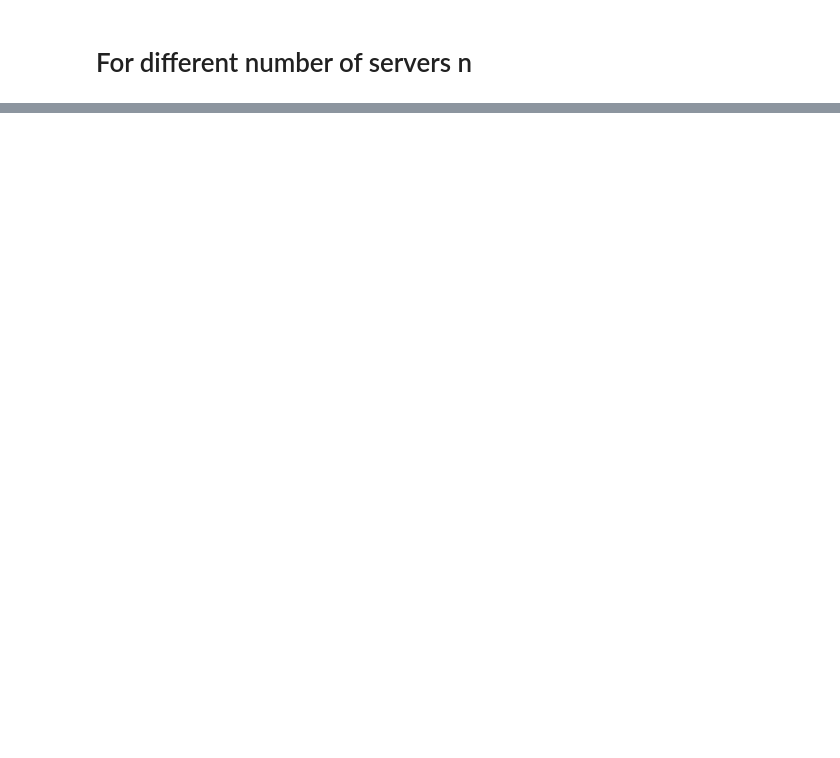
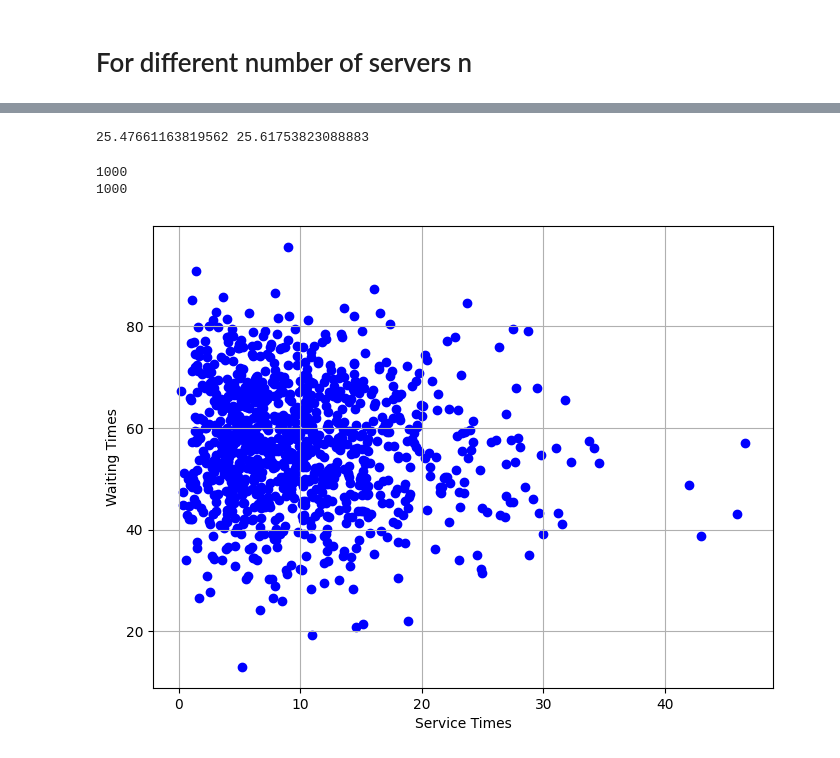
Before and after one commit to Foundnation/Stochastic-Simulation, a Jupyter notebook: Queueing/queue_notebook.ipynb, the cells around one changed output, grey strips where cells are left out. Cells and saved outputs as stored; diff of their text form; code cells hidden in the pictures; blank space fills up the shorter version.

```diff
--- a/Queueing/queue_notebook.ipynb
+++ b/Queueing/queue_notebook.ipynb
@@ -94,0 +122,55 @@ Customers: 789
+# %%
+import numpy as np
+
+def test_order_of_service(arrival_rate, service_rate, sim_time, num_servers):
+    average_waiting_time, _ = setup(arrival_rate, service_rate, sim_time, num_servers, sjf=True)
+    average_waiting_time_no_sjf, _ = setup(arrival_rate, service_rate, sim_time, num_servers, sjf=False)
+
+    return average_waiting_time, average_waiting_time_no_sjf
+
+grand_average_waiting = []
+grand_average_waiting_no_sjf = []
+for i in range(100):
+    x, y = test_order_of_service(arrival_rate=0.5, service_rate=0.2, sim_time=100, num_servers=1)
+    grand_average_waiting.append(x)
+    grand_average_waiting_no_sjf.append(y)
+
+grand_average_waiting = np.mean(grand_average_waiting)
+grand_average_waiting_no_sjf = np.mean(grand_average_waiting_no_sjf)
+
+print(grand_average_waiting, grand_average_waiting_no_sjf)
+# %% [output]
+25.47661163819562 25.61753823088883
+# %%
+def plot_service_vs_waiting(arrival_rate, service_rate, sim_time, num_servers, num_simulations, sjf):
+    waiting_times = []
+    service_times = []
+
+    for i in range(num_simulations):
+        env = simpy.Environment()
+        M_M_n = M_M_n_queue(env, arrival_rate, service_rate, num_servers)
+        env.process(M_M_n.arrival(sjf=sjf))  # run simulation with SJF
+        env.run(until=sim_time)
+
+        # calculate and store waiting times
+        average_waiting_time = sum(M_M_n.waiting_time_in_the_queue) / len(M_M_n.waiting_time_in_the_queue)
+        waiting_times.append(average_waiting_time)
+
+        # store service times for plotting
+        service_times.extend([s[1] for s in M_M_n.queue])
+
+    plt.figure(figsize=(8, 6))
+    print(len(service_times))
+    print(len(waiting_times))
+    plt.scatter(service_times, waiting_times, marker='o', color='blue')
+    plt.xlabel('Service Times')
+    plt.ylabel('Waiting Times')
+    plt.grid(True)
+    plt.show()
+
+# Test and plot service times vs waiting times
+plot_service_vs_waiting(arrival_rate=0.5, service_rate=0.2, sim_time=200, num_servers=1, num_simulations=1000, sjf=True)
+# %% [output]
+1000
+1000
+[figure, added]
```
Also changed, not shown: parts of 4 cells of this notebook.
